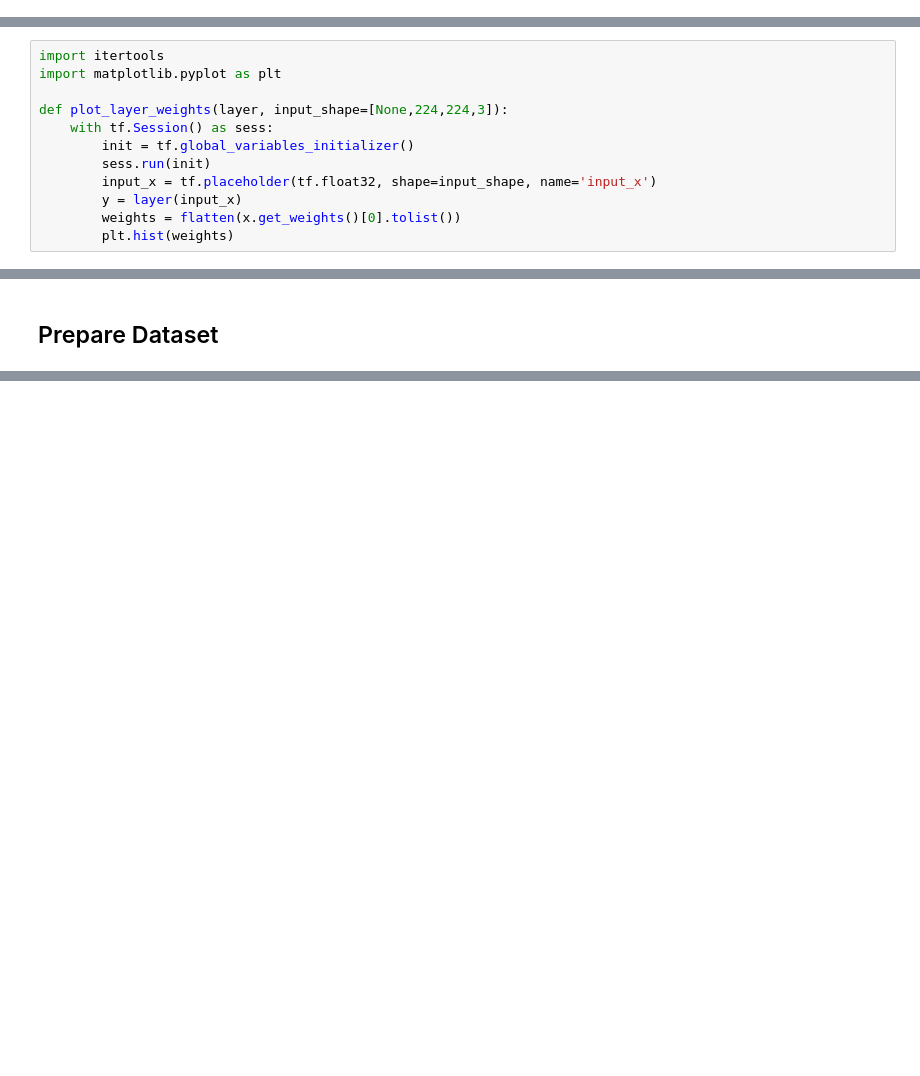
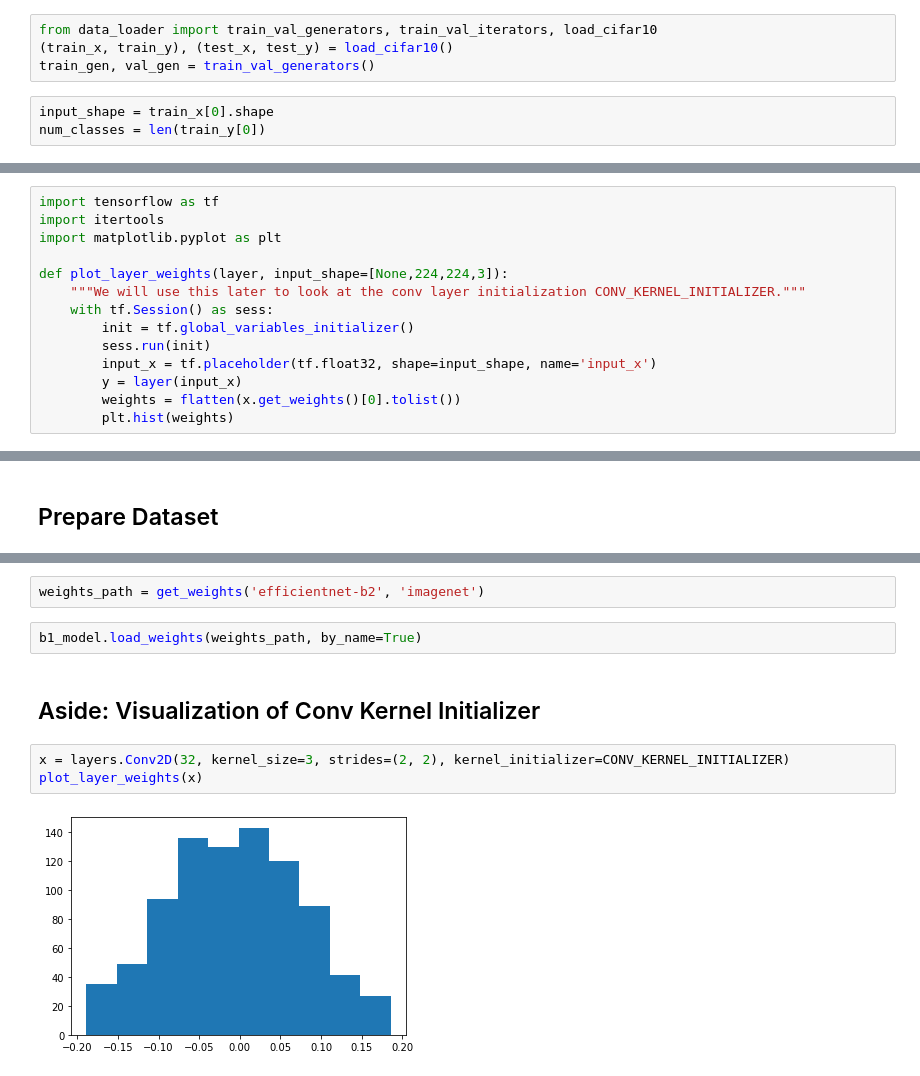
Before and after one commit to Sumobot1/efficientnet-keras, a Jupyter notebook: EfficientNet V2.ipynb, the cells around one changed output, grey strips where cells are left out. Saved outputs shown, nothing was run; the diff lists cells and outputs as text; blank space fills up the shorter version.

Commit message:
Add final notebook for efficientnet

```diff
--- a/EfficientNet V2.ipynb
+++ b/EfficientNet V2.ipynb
@@ -22,3 +19,10 @@ train_it, train_steps, val_it, val_steps = train_val_iterators(train_x, train_y,
+# %%
+from data_loader import train_val_generators, train_val_iterators, load_cifar10
+(train_x, train_y), (test_x, test_y) = load_cifar10()
+train_gen, val_gen = train_val_generators()
+# %%
+input_shape = train_x[0].shape
+num_classes = len(train_y[0])
 # %% [markdown]
 ## Preview Dataset
 # %%
@@ -65,10 +67,12 @@ def flatten(x):
     """Flatten nested list."""
     return [a for i in x for a in flatten(i)] if isinstance(x, collections.Iterable) else [x]
 # %%
+import tensorflow as tf
 import itertools
 import matplotlib.pyplot as plt
 
 def plot_layer_weights(layer, input_shape=[None,224,224,3]):
+    """We will use this later to look at the conv layer initialization CONV_KERNEL_INITIALIZER."""
     with tf.Session() as sess:
         init = tf.global_variables_initializer()
         sess.run(init)
@@ -280,0 +405,11 @@ Epoch 10/10
+# %%
+weights_path = get_weights('efficientnet-b2', 'imagenet')
+# %%
+b1_model.load_weights(weights_path, by_name=True)
+# %% [markdown]
+## Aside: Visualization of Conv Kernel Initializer
+# %%
+x = layers.Conv2D(32, kernel_size=3, strides=(2, 2), kernel_initializer=CONV_KERNEL_INITIALIZER)
+plot_layer_weights(x)
+# %% [output]
+[figure, added]
```
Also changed, not shown: parts of 27 cells of this notebook, 1 other file.
